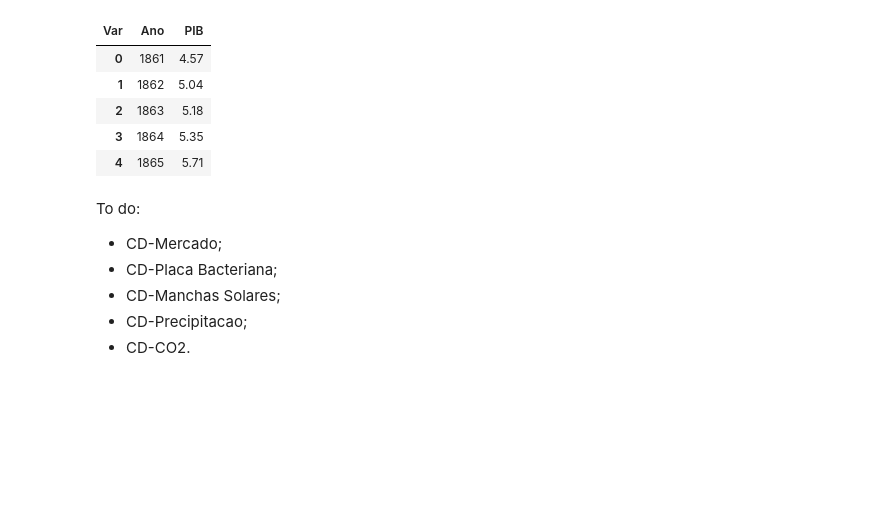
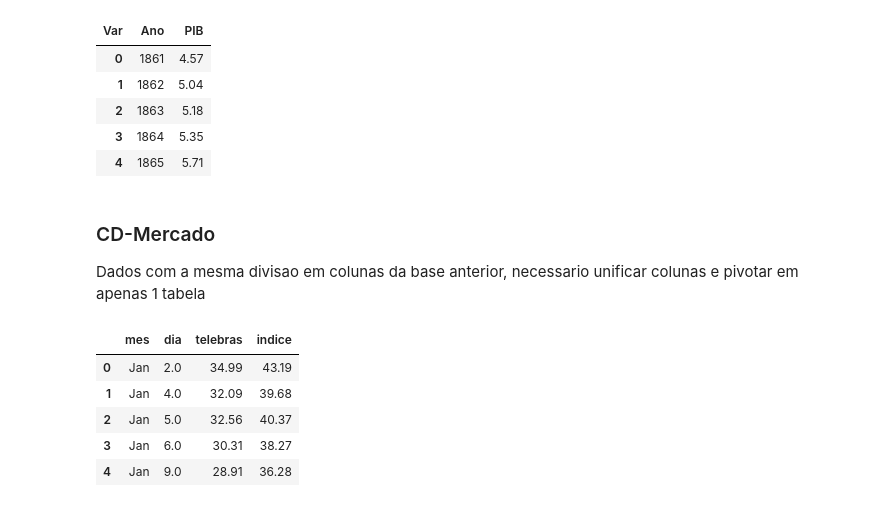
Before and after one commit to lpoggetto/estat_bas_py, a Jupyter notebook: ajustando_dados.ipynb, the cells around one changed output. Drawn from its saved outputs; the diff is of its cells as text; code cells hidden in the pictures; blank space fills up the shorter version.

Commit message:
todos datasets tratados e csvzados
Todos os datasets do arquivo xls do livro foram tratados e disponibilizados como "csv" para utilizar durante os estudos do livro.

```diff
--- a/ajustando_dados.ipynb
+++ b/ajustando_dados.ipynb
@@ -286,10 +289,44 @@ CD_pib.head()
 | 2 | 1863 | 5.18 |
 | 3 | 1864 | 5.35 |
 | 4 | 1865 | 5.71 |
-# %% [markdown]
-To do:
- - CD-Mercado;
- - CD-Placa Bacteriana;
- - CD-Manchas Solares;
- - CD-Precipitacao;
- - CD-CO2.
+# %% [markdown]
+### CD-Mercado
+
+Dados com a mesma divisao em colunas da base anterior, necessario unificar colunas e pivotar em apenas 1 tabela
+# %%
+# puxando df
+CD_mercado = arq_xls['CD-Mercado']
+
+# separando as colunas do dataset
+_subset1 = CD_mercado.iloc[:, :4]
+_subset2 = CD_mercado.iloc[:, 4:8]
+_subset3 = CD_mercado.iloc[:, 8:12]
+# %%
+# nome desejado das colunas
+_nomes_col_cd_mercado = ['mes', 'dia', 'telebras', 'indice']
+
+# listando os dataframes
+lista_subsets = [_subset1, _subset2, _subset3]
+
+# iterando o nome das colunas desejados para cada dataframe
+for s in lista_subsets:
+    s.columns = _nomes_col_cd_mercado
+
+# checando por linhas inteiras vazias e removendo
+for s in lista_subsets:
+    s.dropna(how='all', inplace=True)
+
+# concatenando os datasets
+CD_mercado = pd.concat(lista_subsets)
+
+# preenchendo a coluna de meses
+CD_mercado['mes'].fillna(method='ffill', inplace=True)
+
+CD_mercado.head()
+# %% [output]
+|  | mes | dia | telebras | indice |
+| 0 | Jan | 2.0 | 34.99 | 43.19 |
+| 1 | Jan | 4.0 | 32.09 | 39.68 |
+| 2 | Jan | 5.0 | 32.56 | 40.37 |
+| 3 | Jan | 6.0 | 30.31 | 38.27 |
+| 4 | Jan | 9.0 | 28.91 | 36.28 |
```
Also changed, not shown: parts of 11 cells of this notebook, 15 other files.
